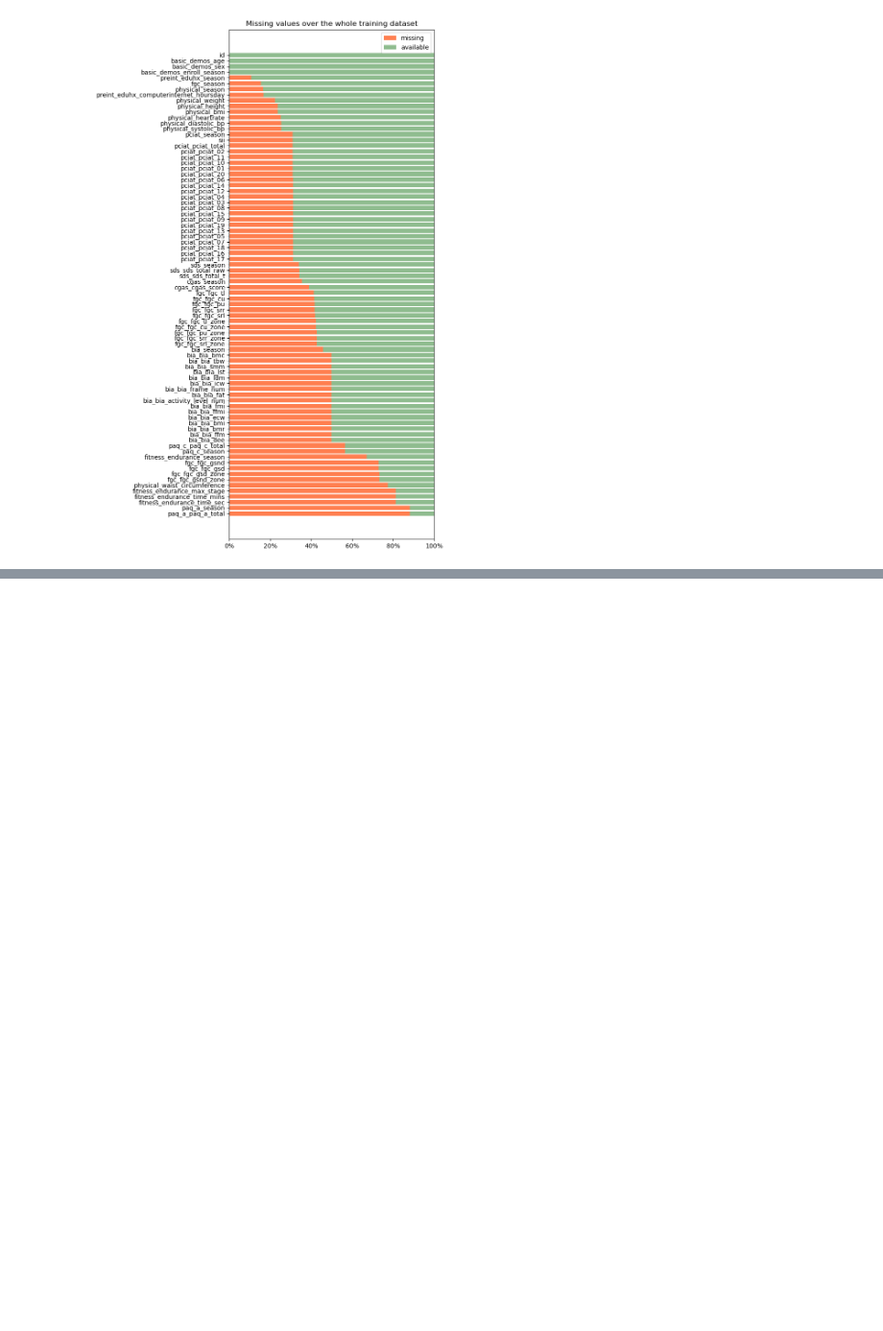
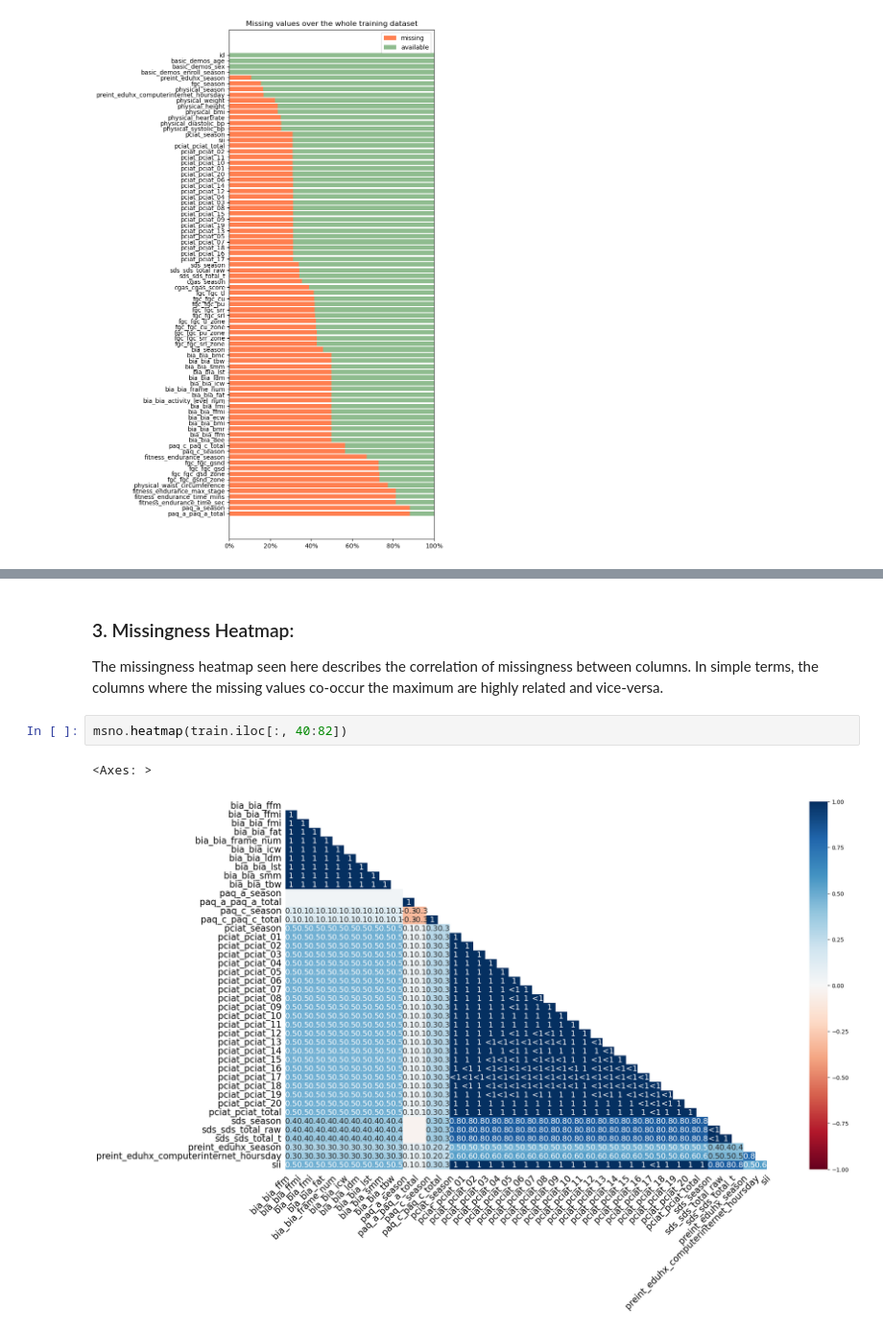
Before and after one commit to meldacoskun/missingdata-viz, a Jupyter notebook: main.ipynb, the cells around one changed output, grey strips where cells are left out. Shown at 96% size. Drawn from its saved outputs; the diff is of its cells as text; blank space fills up the shorter version.

```diff
--- a/main.ipynb
+++ b/main.ipynb
@@ -298,0 +116,8 @@ AttributeError: 'Series' object has no attribute 'range'
+# %% [markdown]
+### 3. Missingness Heatmap:
+The missingness heatmap seen here describes the correlation of missingness between columns. In simple terms, the columns where the missing values co-occur the maximum are highly related and vice-versa.
+# %%
+msno.heatmap(train.iloc[:, 40:82])
+# %% [output]
+<Axes: >
+[figure, added]
```
Also changed, not shown: parts of 31 cells of this notebook.
